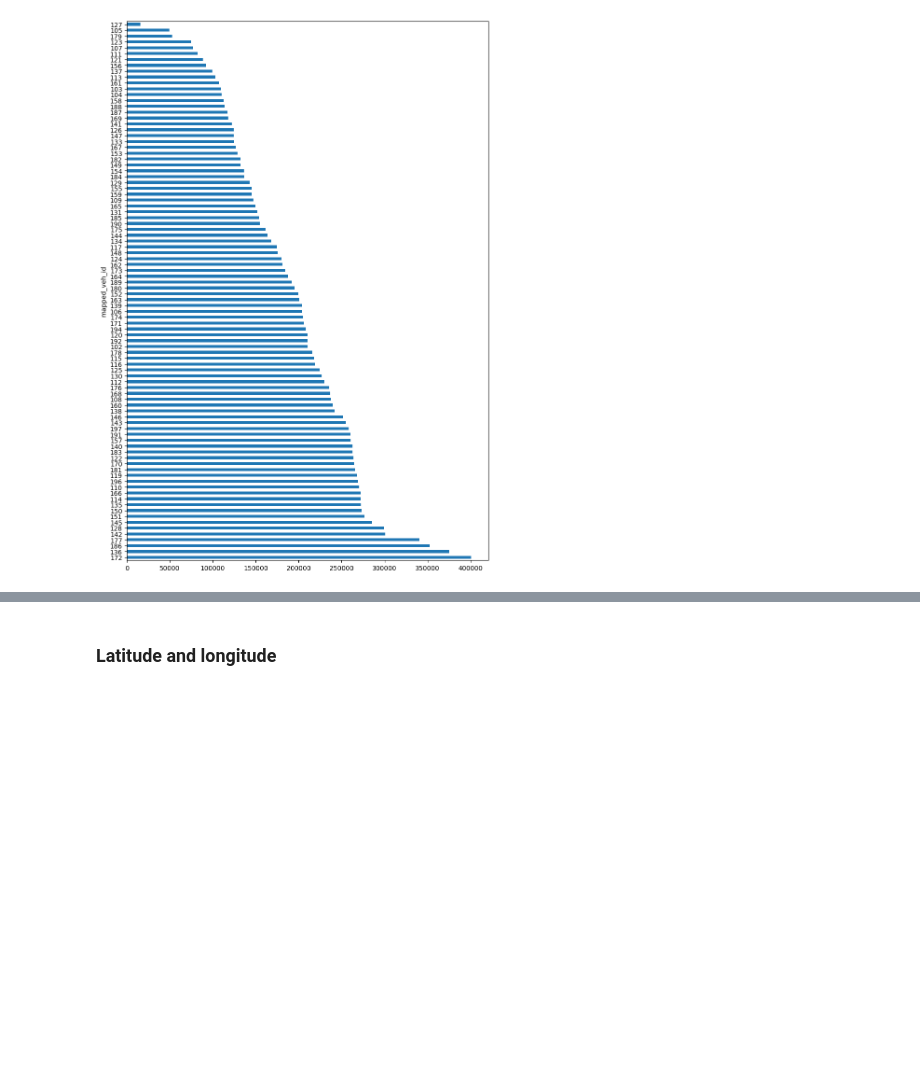
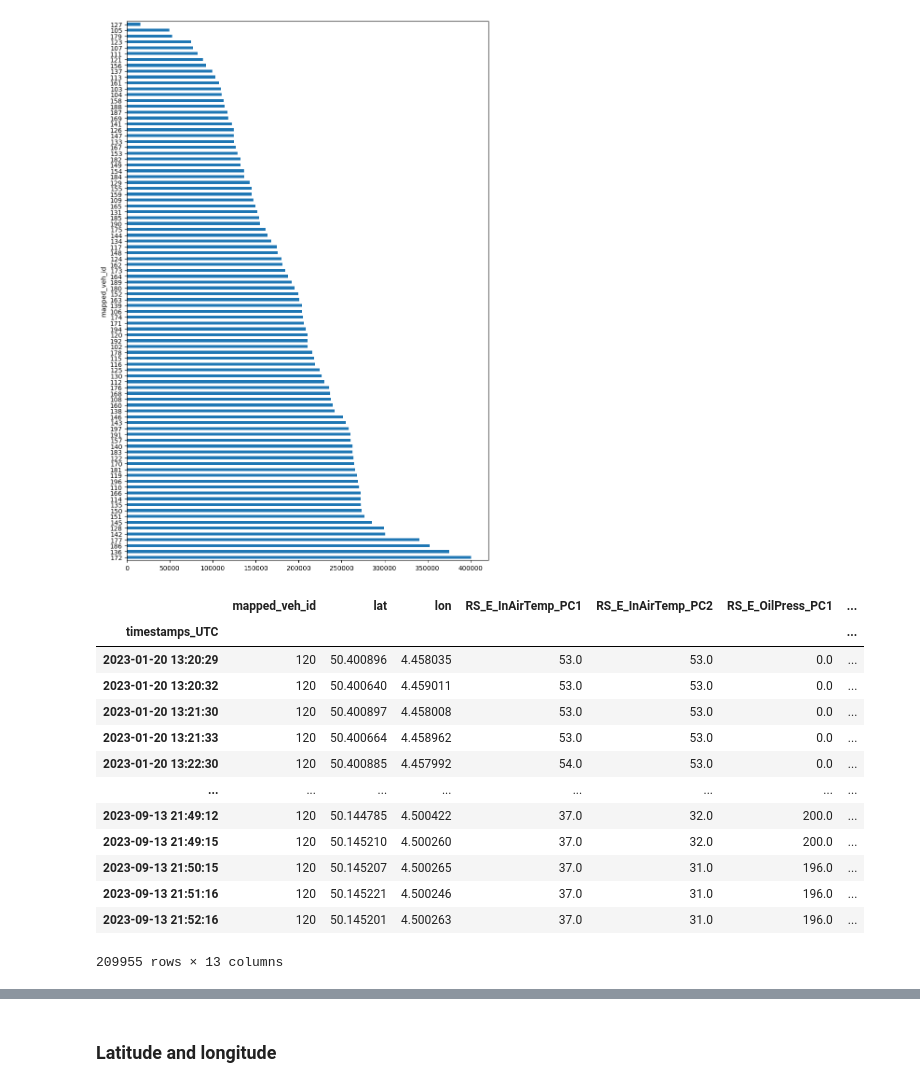
Before and after one commit to AdelNehili/INFOF423_DataMining, a Jupyter notebook: src/data_exploration.ipynb, the cells around one changed output, grey strips where cells are left out. Saved outputs shown, nothing was run; the diff lists cells and outputs as text; code cells hidden in the pictures; blank space fills up the shorter version.

```diff
--- a/src/data_exploration.ipynb
+++ b/src/data_exploration.ipynb
@@ -75,3 +96,23 @@ data['mapped_veh_id'].value_counts().plot(kind='barh')
 # %% [output]
 <Axes: ylabel='mapped_veh_id'>
 [figure]
+# %%
+timeseries = data[data['mapped_veh_id'] == 120].sort_values(by="timestamps_UTC")
+timeseries["timestamps_UTC"] = pd.to_datetime(timeseries["timestamps_UTC"])
+timeseries = timeseries.set_index("timestamps_UTC")
+timeseries
+# %% [output]
+|  | mapped_veh_id | lat | lon | RS_E_InAirTemp_PC1 | RS_E_InAirTemp_PC2 | RS_E_OilPress_PC1 | ... |
+| timestamps_UTC |  |  |  |  |  |  | ... |
+| 2023-01-20 13:20:29 | 120 | 50.400896 | 4.458035 | 53.0 | 53.0 | 0.0 | ... |
+| 2023-01-20 13:20:32 | 120 | 50.400640 | 4.459011 | 53.0 | 53.0 | 0.0 | ... |
+| 2023-01-20 13:21:30 | 120 | 50.400897 | 4.458008 | 53.0 | 53.0 | 0.0 | ... |
+| 2023-01-20 13:21:33 | 120 | 50.400664 | 4.458962 | 53.0 | 53.0 | 0.0 | ... |
+| 2023-01-20 13:22:30 | 120 | 50.400885 | 4.457992 | 54.0 | 53.0 | 0.0 | ... |
+| ... | ... | ... | ... | ... | ... | ... | ... |
+| 2023-09-13 21:49:12 | 120 | 50.144785 | 4.500422 | 37.0 | 32.0 | 200.0 | ... |
+| 2023-09-13 21:49:15 | 120 | 50.145210 | 4.500260 | 37.0 | 32.0 | 200.0 | ... |
+| 2023-09-13 21:50:15 | 120 | 50.145207 | 4.500265 | 37.0 | 31.0 | 196.0 | ... |
+| 2023-09-13 21:51:16 | 120 | 50.145221 | 4.500246 | 37.0 | 31.0 | 196.0 | ... |
+| 2023-09-13 21:52:16 | 120 | 50.145201 | 4.500263 | 37.0 | 31.0 | 196.0 | ... |
+209955 rows × 13 columns
```
Also changed, not shown: parts of 11 cells of this notebook, 6 other files.
